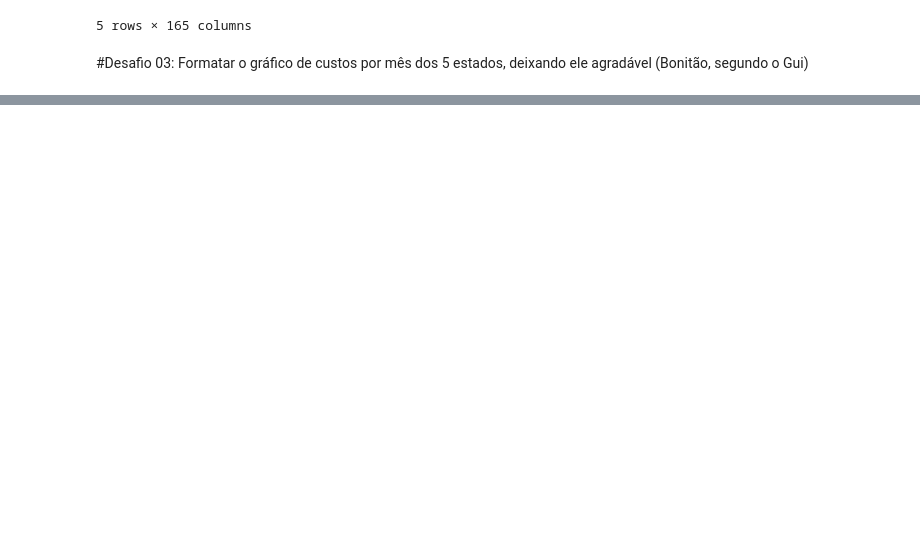
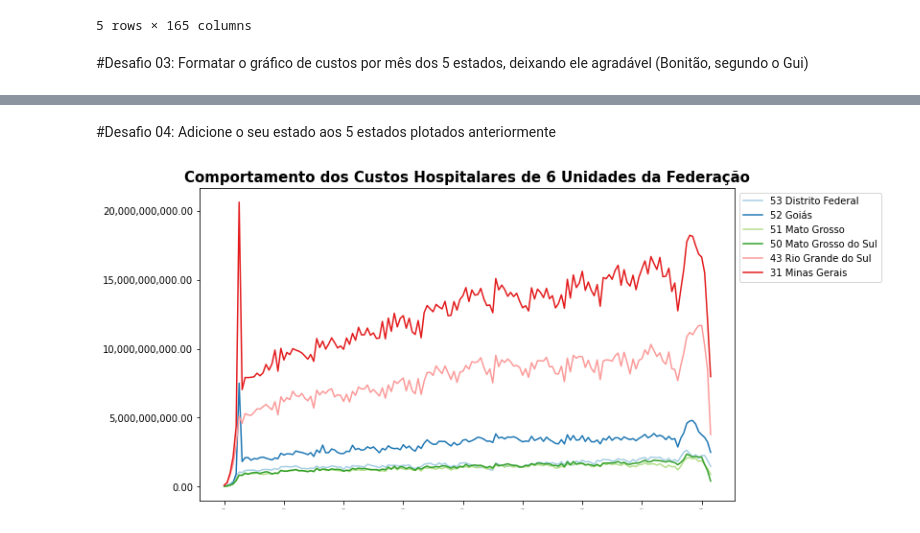
Before and after one commit to laugustovieira/BootCamp---Data-Science, a Jupyter notebook: Desafios_Modulo1_Aula3.ipynb, the cells around one changed output, grey strips where cells are left out. Cells and saved outputs as stored; diff of their text form; code cells hidden in the pictures; blank space fills up the shorter version.

```diff
--- a/Desafios_Modulo1_Aula3.ipynb
+++ b/Desafios_Modulo1_Aula3.ipynb
@@ -84,0 +86,27 @@ plt.show()
+# %% [markdown]
+#Desafio 04: Adicione o seu estado aos 5 estados plotados anteriormente
+# %%
+font = {'weight' : 'bold',
+        'size'   : 15,
+        'Color' : 'black'}
+
+colunas_usaveis = dados.mean().index.tolist()
+colunas_usaveis.insert(0,"Unidade da Federação")
+usaveis = dados[colunas_usaveis]
+usaveis= usaveis.drop("Total", axis=1)
+usaveis = usaveis.set_index("Unidade da Federação")
+usaveis_ordenado = usaveis.sort_values(by="Unidade da Federação", ascending=False)
+
+coluna_cinco_estados = usaveis_ordenado.index.tolist()[:5]
+coluna_cinco_estados.append("31 Minas Gerais")
+
+usaveis_ordenado = usaveis_ordenado.loc[coluna_cinco_estados]
+ax = usaveis_ordenado.T.plot(figsize=(10,6))
+sns.set_palette(sns.color_palette("Paired", 27))
+plt.legend(bbox_to_anchor=(1,1))
+ax.yaxis.set_major_formatter(ticker.StrMethodFormatter("{x:,.2f}"))
+plt.title("Comportamento dos Custos Hospitalares de 6 Unidades da Federação", fontdict=font)
+plt.rc("xtick", labelsize=1)
+plt.show()
+# %% [output]
+[figure, added]
```
Also changed, not shown: parts of 2 cells of this notebook.
